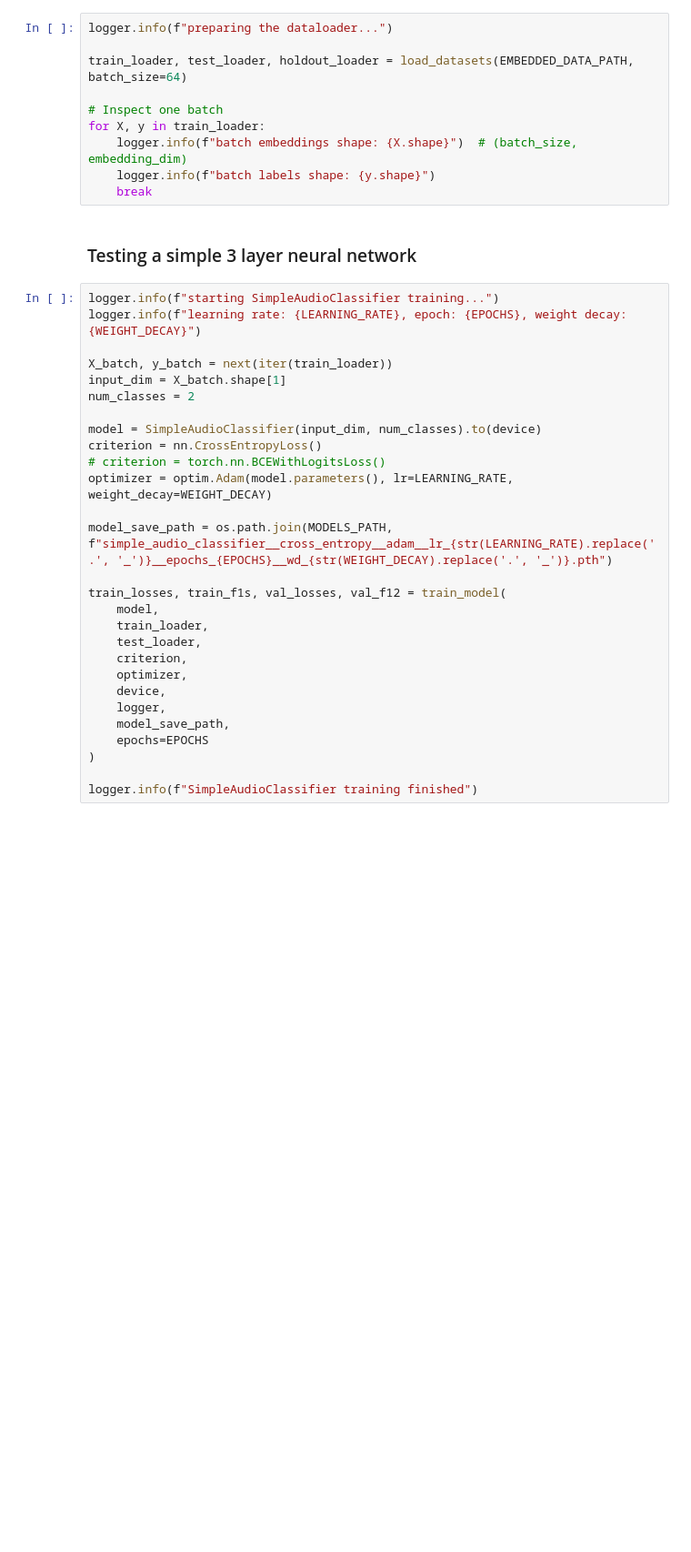
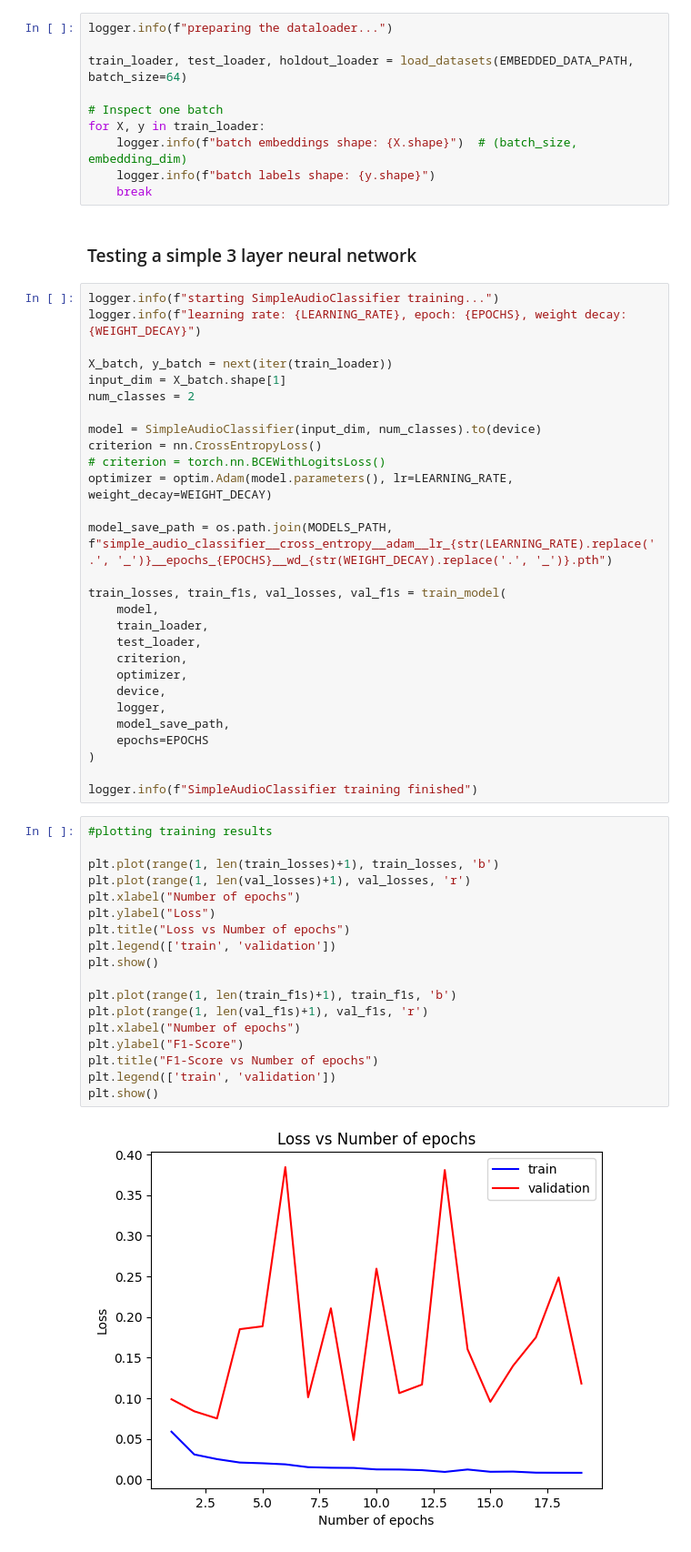
Before and after one commit to Ardacandra/deepdetect_audio_deepfake_detection_challenge, a Jupyter notebook: nb_04_dl_models.ipynb, the cells around one changed output. Shown: that part at 91% size. Saved outputs shown, nothing was run; the diff lists cells and outputs as text; blank space fills up the shorter version.

Commit message:
add training metric plots

```diff
--- a/nb_04_dl_models.ipynb
+++ b/nb_04_dl_models.ipynb
@@ -74,7 +74,7 @@ optimizer = optim.Adam(model.parameters(), lr=LEARNING_RATE, weight_decay=WEIGHT
 
 model_save_path = os.path.join(MODELS_PATH, f"simple_audio_classifier__cross_entropy__adam__lr_{str(LEARNING_RATE).replace('.', '_')}__epochs_{EPOCHS}__wd_{str(WEIGHT_DECAY).replace('.', '_')}.pth")
 
-train_losses, train_f1s, val_losses, val_f12 = train_model(
+train_losses, train_f1s, val_losses, val_f1s = train_model(
     model,
     train_loader,
     test_loader,
@@ -87,3 +87,23 @@ train_losses, train_f1s, val_losses, val_f12 = train_model(
 )
 
 logger.info(f"SimpleAudioClassifier training finished")
+# %%
+#plotting training results
+
+plt.plot(range(1, len(train_losses)+1), train_losses, 'b')
+plt.plot(range(1, len(val_losses)+1), val_losses, 'r')
+plt.xlabel("Number of epochs")
+plt.ylabel("Loss")
+plt.title("Loss vs Number of epochs")
+plt.legend(['train', 'validation'])
+plt.show()
+
+plt.plot(range(1, len(train_f1s)+1), train_f1s, 'b')
+plt.plot(range(1, len(val_f1s)+1), val_f1s, 'r')
+plt.xlabel("Number of epochs")
+plt.ylabel("F1-Score")
+plt.title("F1-Score vs Number of epochs")
+plt.legend(['train', 'validation'])
+plt.show()
+# %% [output]
+[figure, added]
```
Also changed, not shown: parts of 2 cells of this notebook.
